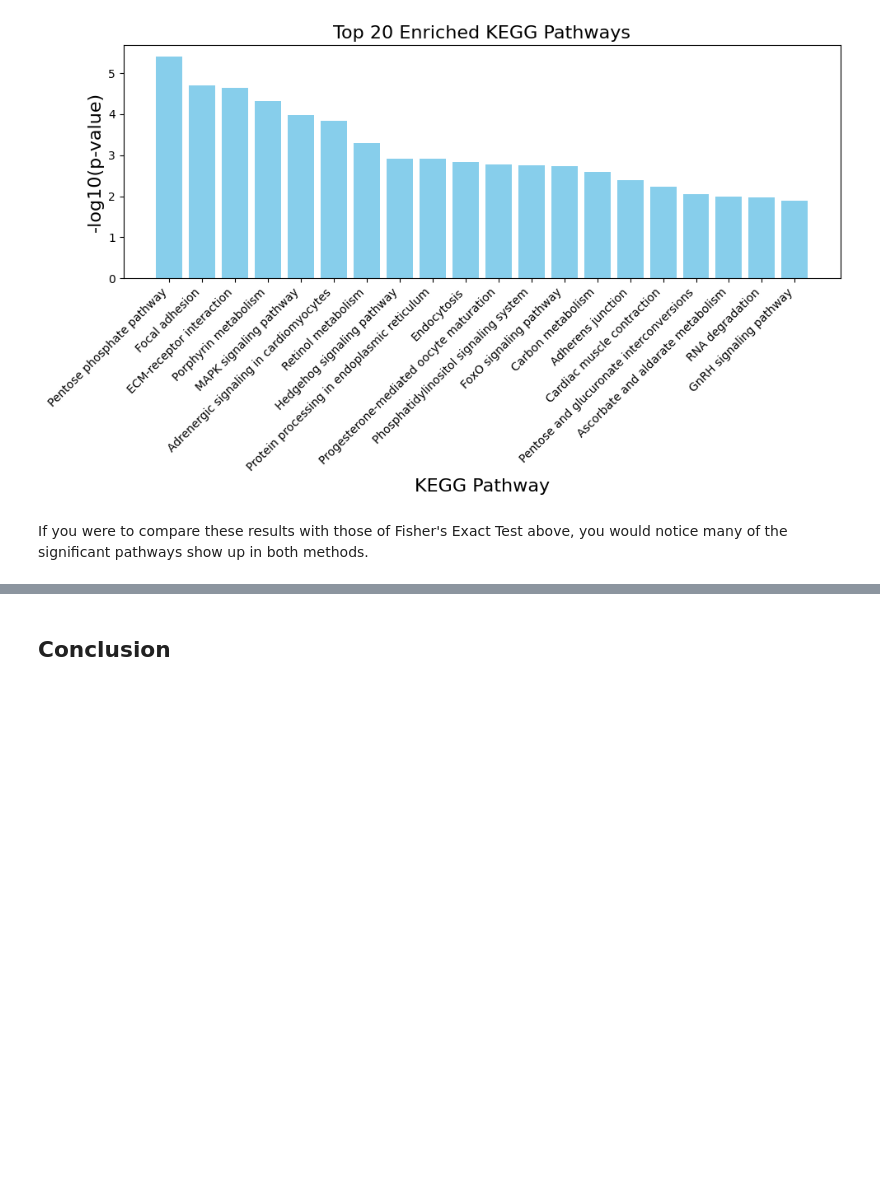
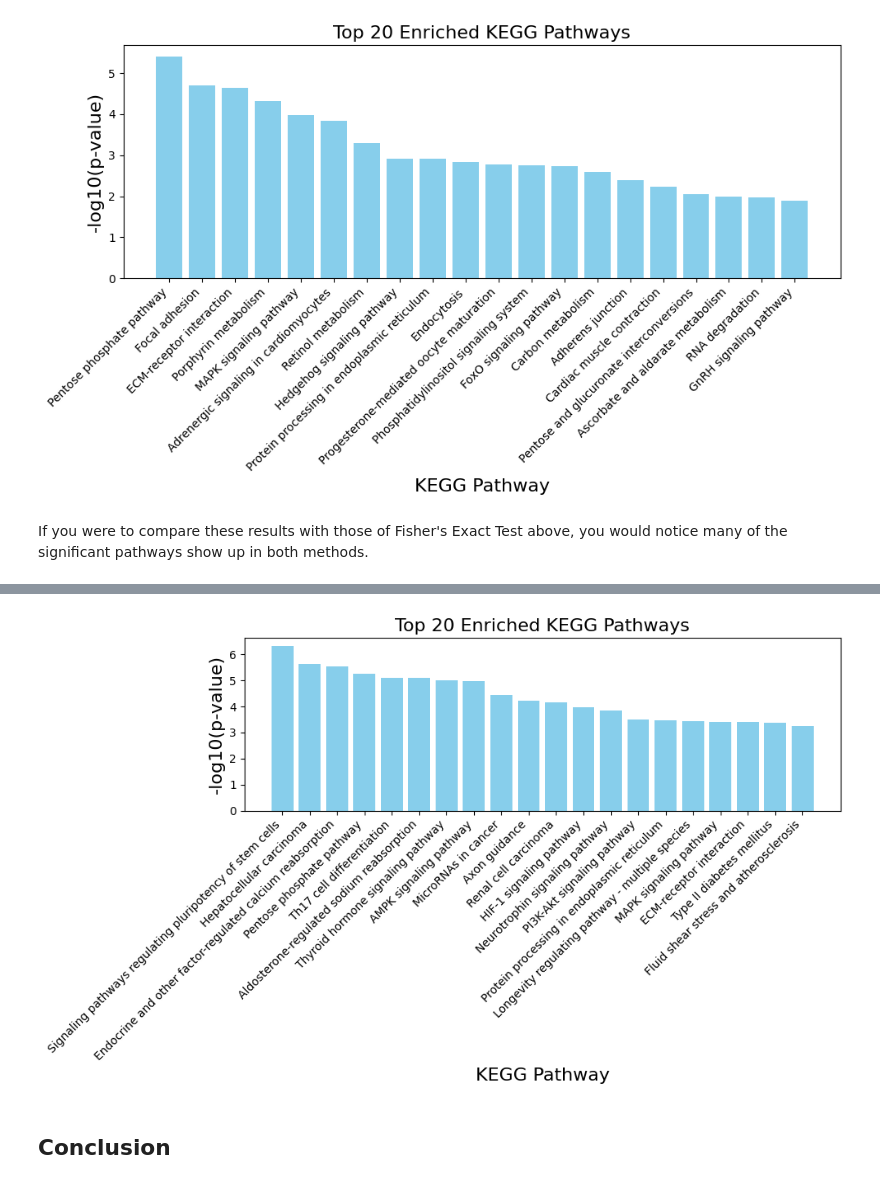
Before and after one commit to sdsucomptox/danrerlib, a Jupyter notebook: sphinx/tutorials/functional_enrichment.ipynb, the cells around one changed output, grey strips where cells are left out. Cells and saved outputs as stored; diff of their text form; code cells hidden in the pictures; blank space fills up the shorter version.

Commit message:
orthology add to tutorial + minor fix to enrichment

```diff
--- a/sphinx/tutorials/functional_enrichment.ipynb
+++ b/sphinx/tutorials/functional_enrichment.ipynb
@@ -614,0 +627,2 @@ If you were to compare these results with those of Fisher's Exact Test above, yo
+# %%
+gene_universe_tpp = pd.read_csv('data/test_data/TPP_DE.txt', sep = '\t')
@@ -614,0 +631,14 @@ If you were to compare these results with those of Fisher's Exact Test above, yo
+# %%
+# the gene id type you have in your gene universe.
+# In this case, we have NCBI Gene IDs.
+ncbi_id = 'NCBI Gene ID'
+
+# the database you wish to test enrichment for
+database_choice = 'KEGG Pathway'
+
+# the method you wish to use to test for enrichment.
+# In this case, we are using Logistic Regression
+enrich_method = 'logistic'
+
+# organism - for orthology we want to choose 'dreM'
+organism_for_orthology = 'dreM'
@@ -614,0 +647,7 @@ If you were to compare these results with those of Fisher's Exact Test above, yo
+# %%
+result = enrich(gene_universe = gene_universe_tpp,
+                gene_id_type = ncbi_id,
+                database = database_choice,
+                method = enrich_method,
+                org = organism_for_orthology
+                )
@@ -615,3 +680,13 @@ If you were to compare these results with those of Fisher's Exact Test above, yo
+# %%
+# create a bar chart to visualize the enriched results
+enriched_results = result[result['Direction'] == 'enriched']
+
+enrichplots.bar_chart(enriched_results,
+                      title = 'Top 20 Enriched KEGG Pathways',
+                      xlab = 'KEGG Pathway',
+                      max_num_pathways=20)
+# %% [output]
+[figure, added]
 # %% [markdown]
 ## Conclusion
 # %% [markdown]
```
Also changed, not shown: parts of 9 cells of this notebook, 4 other files.
